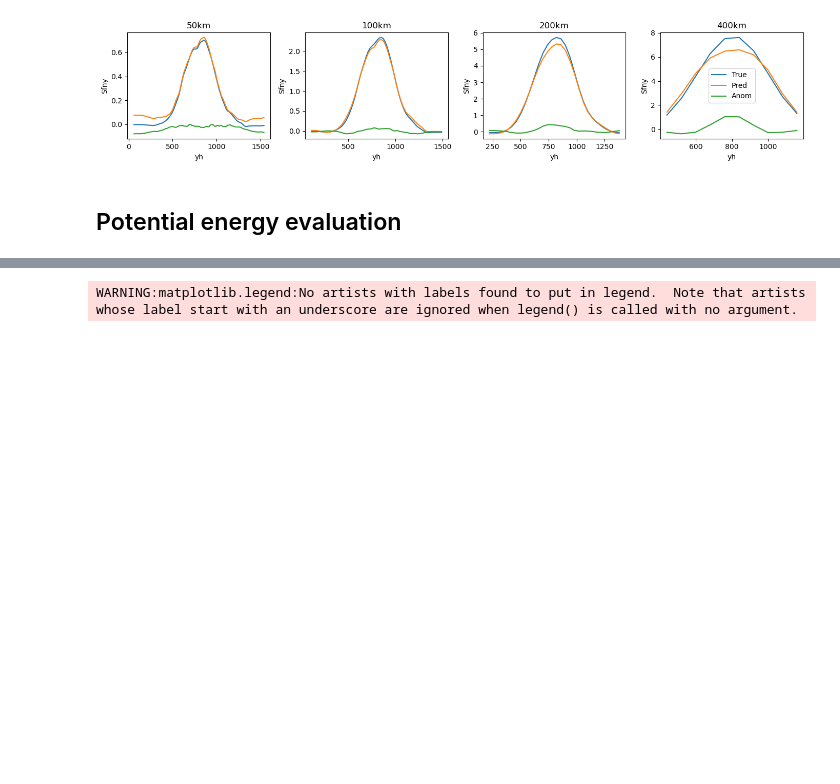
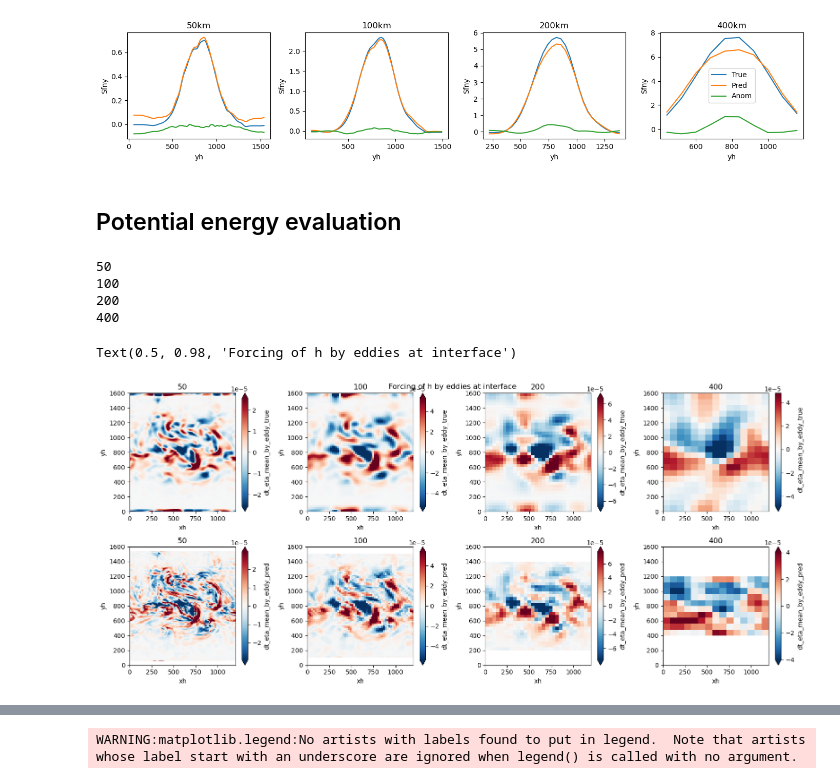
Before and after one commit to dhruvbalwada/mesoscale_buoyancy_param_ML, a Jupyter notebook: offline_analysis/data_MOM6p2l_ML_MOM6_P2L_all.ipynb, the cells around one changed output, grey strips where cells are left out. Saved outputs shown, nothing was run; the diff lists cells and outputs as text; code cells hidden in the pictures; blank space fills up the shorter version.

```diff
--- a/offline_analysis/data_MOM6p2l_ML_MOM6_P2L_all.ipynb
+++ b/offline_analysis/data_MOM6p2l_ML_MOM6_P2L_all.ipynb
@@ -216,3 +182,32 @@ plt.legend()
 [figure]
 # %% [markdown]
 ## Potential energy evaluation
+# %%
+PE_dic = {}
+
+for i,L in enumerate(Lkeys):
+    print(L)
+    PE_dic[L] = eval_dic[L].evaluate_PE(Tsel = slice(-25,None))
+# %% [output]
+50
+100
+200
+400
+# %%
+plt.figure(figsize=(16, 7))
+
+for i, L in enumerate(Lkeys):
+    plt.subplot(2,4,i+1)
+    PE_dic[L].dt_eta_mean_by_eddy_true.isel(Time=-1, zi=1).plot(robust=True)
+    plt.title(L)
+
+    plt.subplot(2,4,(i+1) +4 )
+    PE_dic[L].dt_eta_mean_by_eddy_pred.isel(Time=-1, zi=1).plot(robust=True)
+    plt.title(L)
+
+
+plt.suptitle('Forcing of h by eddies at interface')
+plt.tight_layout()
+# %% [output]
+Text(0.5, 0.98, 'Forcing of h by eddies at interface')
+[figure, added]
```
Also changed, not shown: parts of 12 cells of this notebook, 3 other files.
